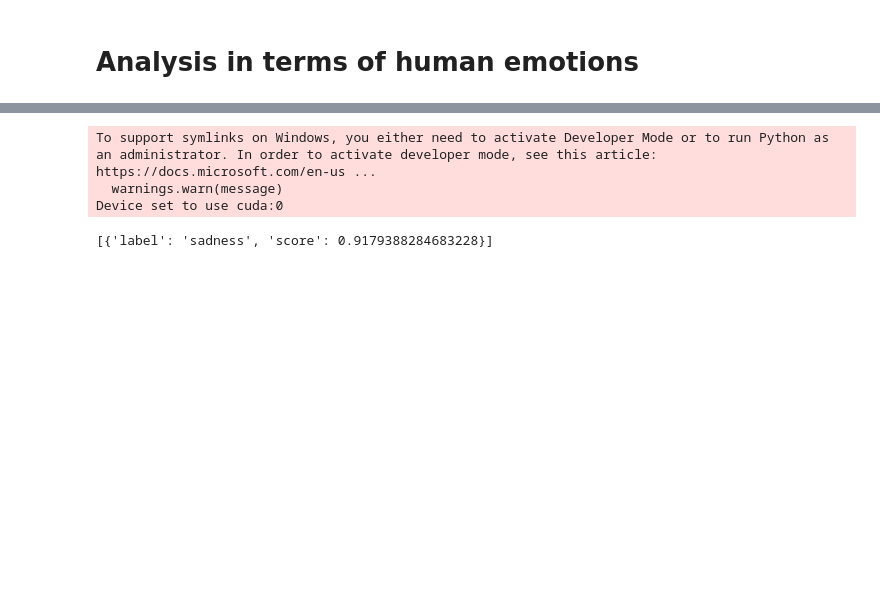
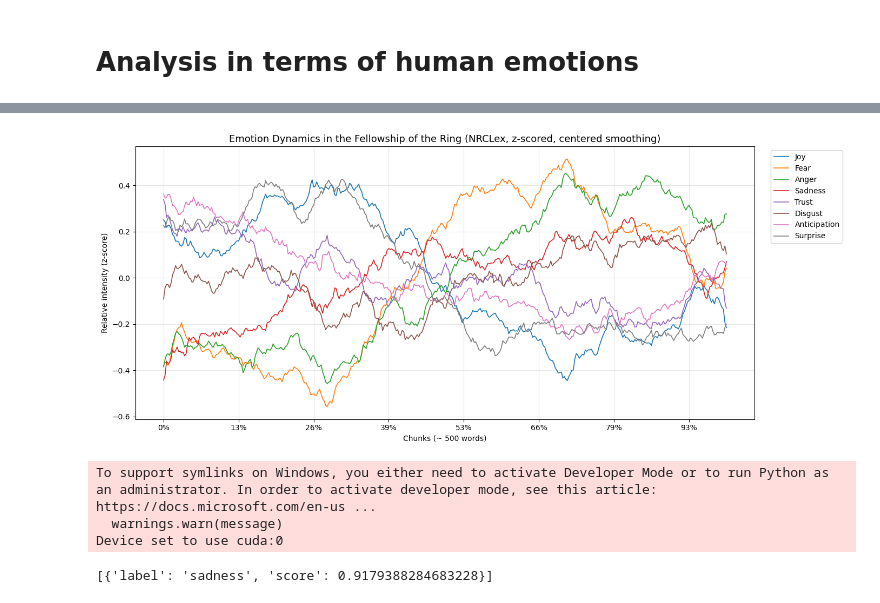
Before and after one commit to LaraN01/CAS_NLP, a Jupyter notebook: Projects/Corpus_task.ipynb, the cells around one changed output, grey strips where cells are left out. Drawn from its saved outputs; the diff is of its cells as text; code cells hidden in the pictures; blank space fills up the shorter version.

```diff
--- a/Projects/Corpus_task.ipynb
+++ b/Projects/Corpus_task.ipynb
@@ -714,0 +677,12 @@ plt.show()
+# %%
+c_e_data = {e: [] for e in EMOTIONS}
+
+for i, c in enumerate(chunks):
+    if i % 50 == 0:
+        print(f"Processing chapter {i}/{len(chunks)}")
+
+    metrics = analyze_chunk(c)
+    for e in EMOTIONS:
+        c_e_data[e].append(metrics[e])
+
+print('All chapters processed')
@@ -715,3 +699,31 @@ plt.show()
+# %%
+df = pd.DataFrame(c_e_data, index=pd.Index(range(len(chunks)), name="chapter"))
+
+for e in EMOTIONS:
+    df[e + "_z"] = zscore(df[e])
+
+win = 100
+df_s = df[[e + "_z" for e in EMOTIONS]].rolling(window=win, center=True, min_periods=1).mean()
+
+fig, ax = plt.subplots(figsize=(14, 6))
+
+for e in EMOTIONS:
+    ax.plot(df_s.index, df_s[e + "_z"], label=e.capitalize(), linewidth=1.2)
+
+ax.set_title('Emotion Dynamics in the Fellowship of the Ring (NRCLex, z-scored, centered smoothing)', fontsize=13)
+ax.set_xlabel('Chunks (~ 500 words)')
+ax.set_ylabel('Relative intensity (z-score)')
+
+
+chunk_positions = np.arange(len(chunks)) / len(chunks) * 100
+ax.set_xticks(np.arange(0, len(chunks), 50))
+ax.set_xticklabels([f"{int(pos)}%" for pos in chunk_positions[::50]])
+ax.grid(True, alpha=0.3)
+ax.legend(bbox_to_anchor=(1.02, 1), loc='upper left')
+plt.tight_layout()
+plt.show()
+# %% [output]
+[figure, added]
 # %%
 emotion_classifier = pipeline("text-classification",
                              model="j-hartmann/emotion-english-distilroberta-base")
```
Also changed, not shown: parts of 40 cells of this notebook.
